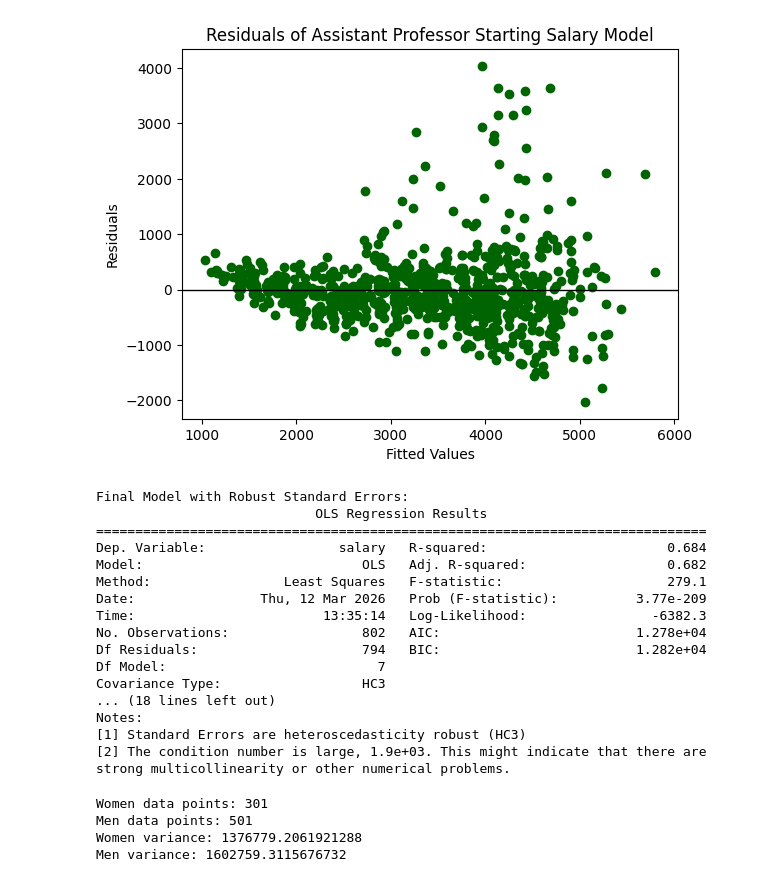
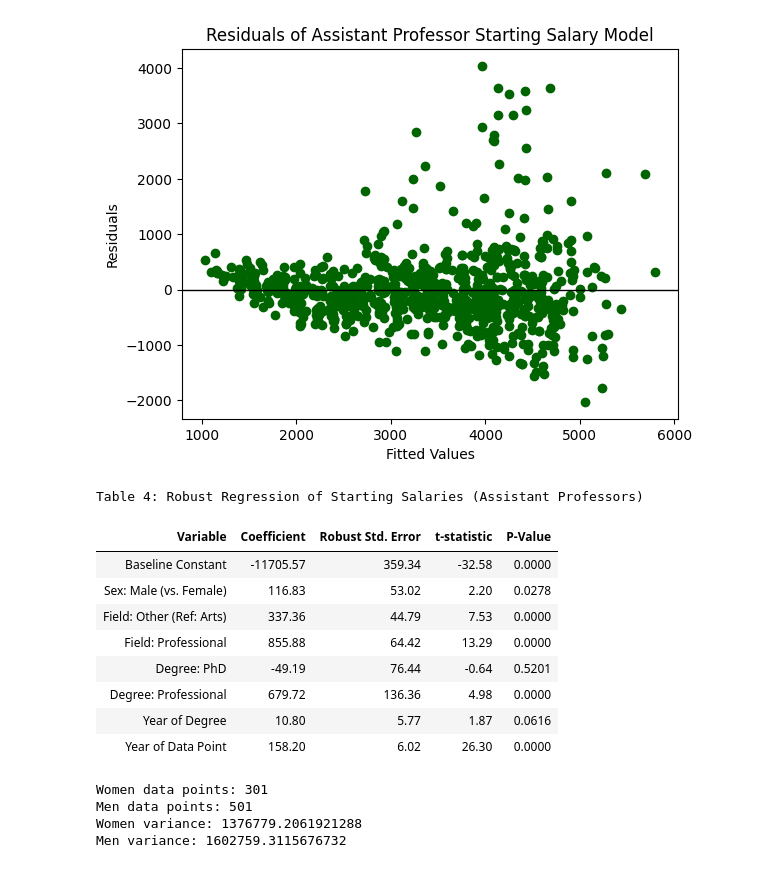
Before and after one commit to Jaiycex/Data557_Project_StoryTeam, a Jupyter notebook: Istanbul_IDS.ipynb, the cells around one changed output. Cells and saved outputs as stored; diff of their text form; code cells hidden in the pictures.

```diff
--- a/Istanbul_IDS.ipynb
+++ b/Istanbul_IDS.ipynb
@@ -318,26 +436,58 @@ plt.show()
 # %%
 #Apply robust standard errors
 robust_se = assist_lm.get_robustcov_results(cov_type='HC3')
-print("Final Model with Robust Standard Errors:")
-print(robust_se.summary())
+
+# 1. Extract results from the robust model
+robust_results = pd.DataFrame({
+    'Variable': robust_se.model.exog_names,
+    'Coefficient': robust_se.params,
+    'Robust Std. Error': robust_se.bse,
+    't-statistic': robust_se.tvalues,
+    'P-Value': robust_se.pvalues
+})
+
+# 2. Map to Human-Readable Names for policymakers
+name_map_robust = {
+    'Intercept': 'Baseline Constant',
+    'sex[T.M]': 'Sex: Male (vs. Female)',
+    'field[T.Other]': 'Field: Other (Ref: Arts)',
+    'field[T.Prof]': 'Field: Professional',
+    'deg[T.PhD]': 'Degree: PhD',
+    'deg[T.Prof]': 'Degree: Professional',
+    'yrdeg': 'Year of Degree',
+    'year': 'Year of Data Point'
+}
+robust_results['Variable'] = robust_results['Variable'].map(name_map_robust)
+
+# 3. Create the Styled HTML Table
+styled_robust_table = (robust_results.style
+    .format({
+        'Coefficient': '{:.2f}',
+        'Robust Std. Error': '{:.2f}',
+        't-statistic': '{:.2f}',
+        'P-Value': '{:.4f}'
+    })
+    .apply(lambda x: ['background-color: #d1ecf1' if 'Sex: Male' in str(v) else '' for v in x], axis=1) # Highlight Gender Row
+    .set_caption("Table 4: Robust Regression of Starting Salaries (Assistant Professors)")
+    .set_table_styles([
+        {'selector': 'th', 'props': [('background-color', '#17a2b8'), ('color', 'white'), ('padding', '10px')]},
+        {'selector': 'td', 'props': [('border', '1px solid #dee2e6'), ('padding', '8px')]}
+    ])
+    .hide(axis='index')
+)
+
+styled_robust_table
 # %% [output]
-Final Model with Robust Standard Errors:
-                            OLS Regression Results
-==============================================================================
-Dep. Variable:                 salary   R-squared:                       0.684
-Model:                            OLS   Adj. R-squared:                  0.682
-Method:                 Least Squares   F-statistic:                     279.1
-Date:                Thu, 12 Mar 2026   Prob (F-statistic):          3.77e-209
-Time:                        13:35:14   Log-Likelihood:                -6382.3
-No. Observations:                 802   AIC:                         1.278e+04
-Df Residuals:                     794   BIC:                         1.282e+04
-Df Model:                           7
-Covariance Type:                  HC3
-... (18 lines left out)
-Notes:
-[1] Standard Errors are heteroscedasticity robust (HC3)
-[2] The condition number is large, 1.9e+03. This might indicate that there are
-strong multicollinearity or other numerical problems.
+Table 4: Robust Regression of Starting Salaries (Assistant Professors)
+| Variable | Coefficient | Robust Std. Error | t-statistic | P-Value |
+| Baseline Constant | -11705.57 | 359.34 | -32.58 | 0.0000 |
+| Sex: Male (vs. Female) | 116.83 | 53.02 | 2.20 | 0.0278 |
+| Field: Other (Ref: Arts) | 337.36 | 44.79 | 7.53 | 0.0000 |
+| Field: Professional | 855.88 | 64.42 | 13.29 | 0.0000 |
+| Degree: PhD | -49.19 | 76.44 | -0.64 | 0.5201 |
+| Degree: Professional | 679.72 | 136.36 | 4.98 | 0.0000 |
+| Year of Degree | 10.80 | 5.77 | 1.87 | 0.0616 |
+| Year of Data Point | 158.20 | 6.02 | 26.30 | 0.0000 |
 # %%
 #Subset into female vs male
 women_data = assist_prof_subset[assist_prof_subset["sex"] == "F"]
```
Also changed, not shown: parts of 17 cells of this notebook.
